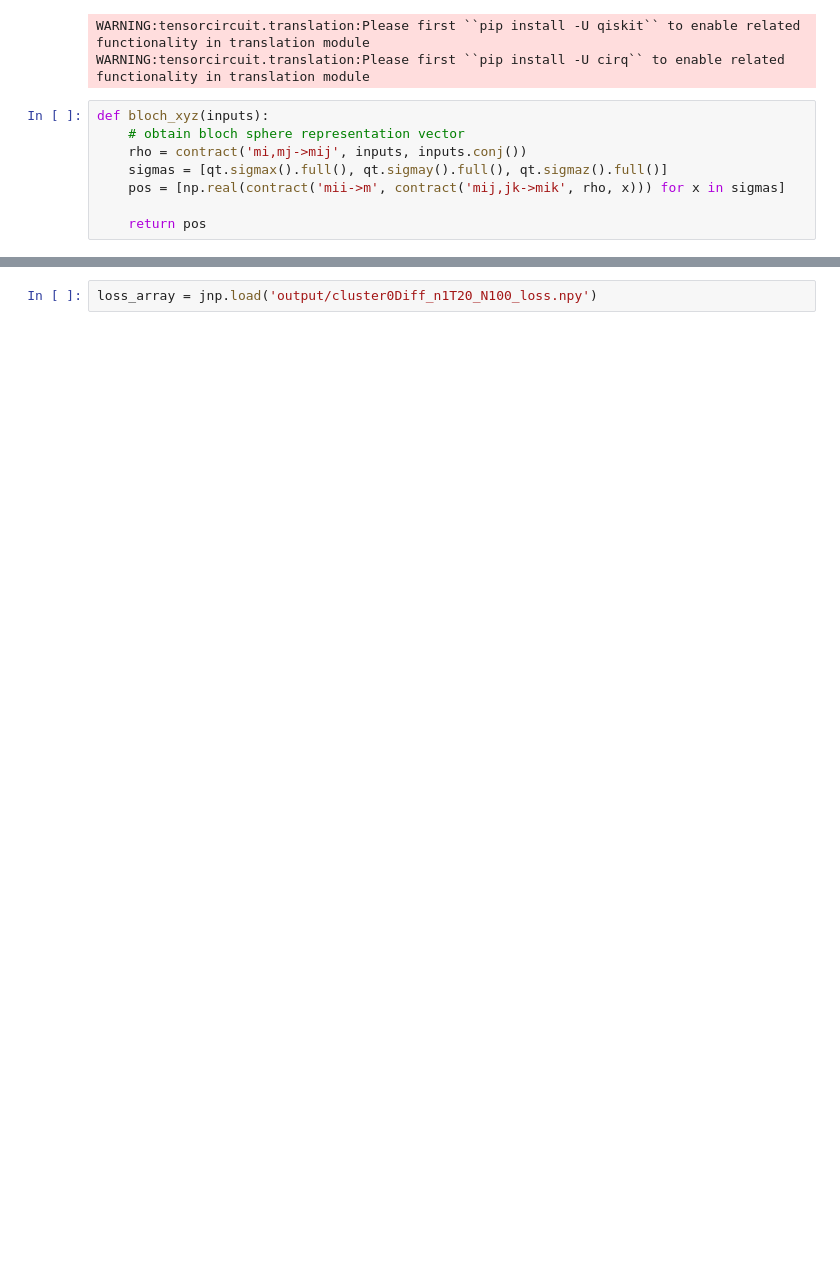
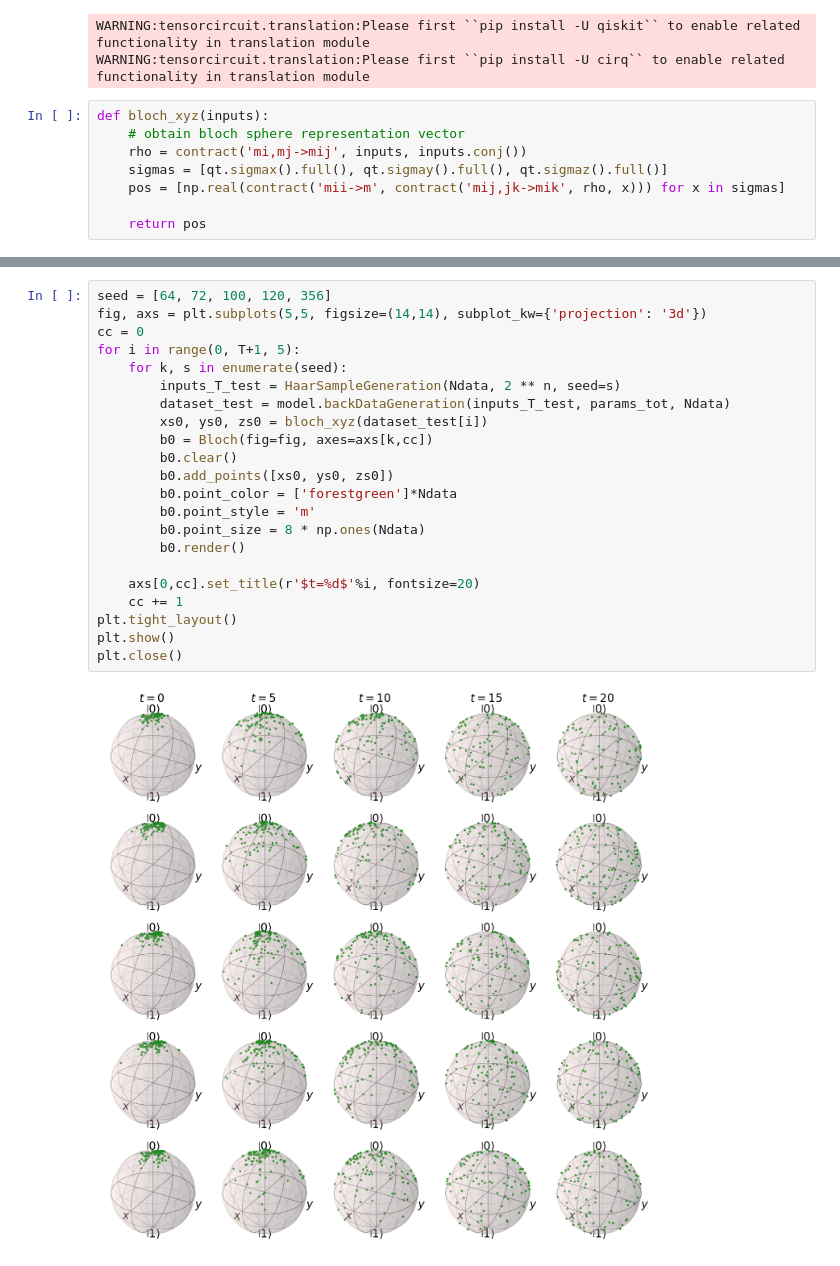
Before and after one commit to Francis-Hsu/QuantGenMdl, a Jupyter notebook: cluster_plot.ipynb, the cells around one changed output, grey strips where cells are left out. Cells and saved outputs as stored; diff of their text form; blank space fills up the shorter version.

```diff
--- a/cluster_plot.ipynb
+++ b/cluster_plot.ipynb
@@ -98,3 +122,25 @@ plt.close()
-# %%
-loss_array = jnp.load('output/cluster0Diff_n1T20_N100_loss.npy')
+# %%
+seed = [64, 72, 100, 120, 356]
+fig, axs = plt.subplots(5,5, figsize=(14,14), subplot_kw={'projection': '3d'})
+cc = 0
+for i in range(0, T+1, 5):
+    for k, s in enumerate(seed):
+        inputs_T_test = HaarSampleGeneration(Ndata, 2 ** n, seed=s)
+        dataset_test = model.backDataGeneration(inputs_T_test, params_tot, Ndata)
+        xs0, ys0, zs0 = bloch_xyz(dataset_test[i])
+        b0 = Bloch(fig=fig, axes=axs[k,cc])
+        b0.clear()
+        b0.add_points([xs0, ys0, zs0])
+        b0.point_color = ['forestgreen']*Ndata
+        b0.point_style = 'm'
+        b0.point_size = 8 * np.ones(Ndata)
+        b0.render()
+
+    axs[0,cc].set_title(r'$t=%d$'%i, fontsize=20)
+    cc += 1
+plt.tight_layout()
+plt.show()
+plt.close()
+# %% [output]
+[figure, added]
 # %%
```
Also changed, not shown: parts of 11 cells of this notebook.
